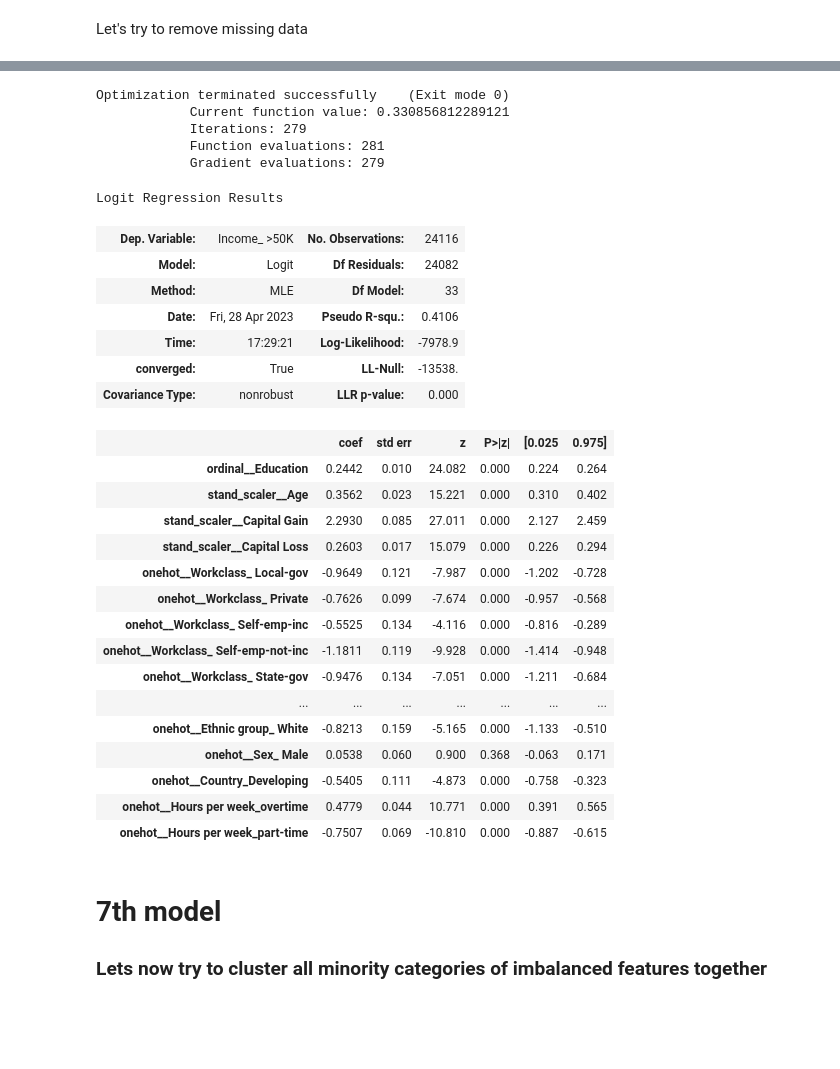
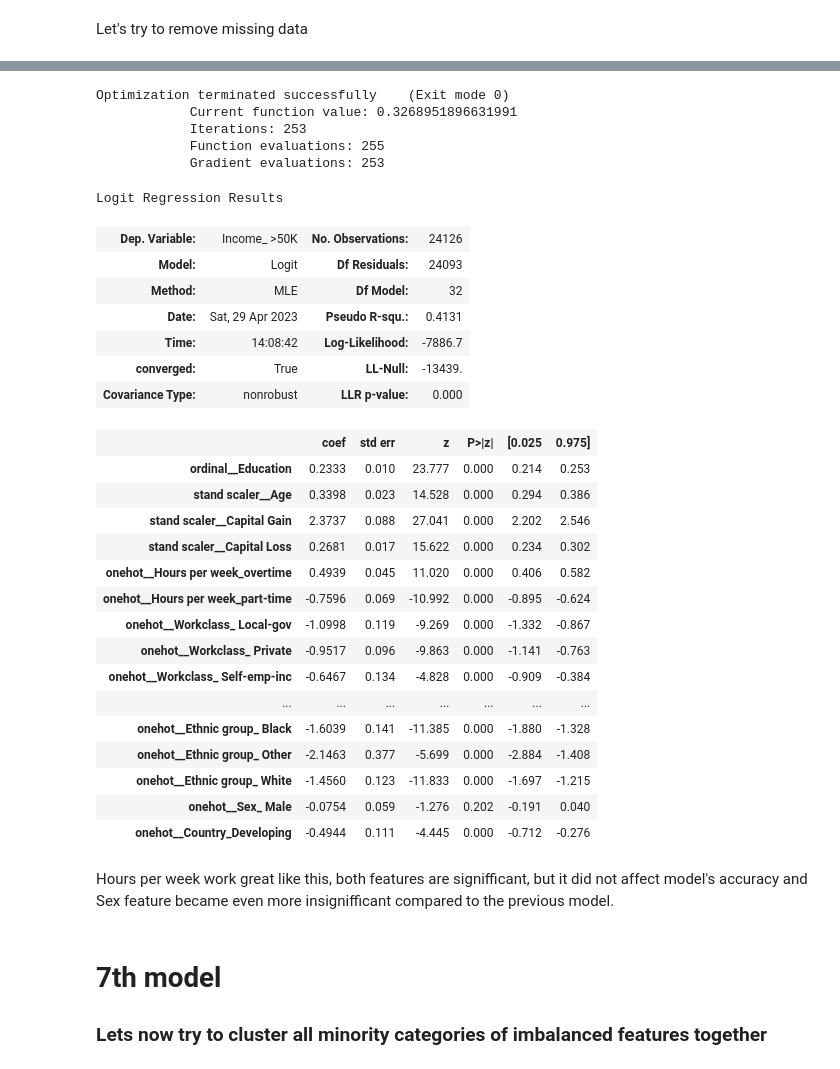
Before and after one commit to nadiia-duiunova/Adults_pet_project, a Jupyter notebook: Logistic regression.ipynb, the cells around one changed output, grey strips where cells are left out. Cells and saved outputs as stored; diff of their text form; code cells hidden in the pictures; blank space fills up the shorter version.

Commit message:
Move feature implementation to common_features.py, update models

```diff
--- a/Logistic regression.ipynb
+++ b/Logistic regression.ipynb
@@ -84,6 +81,0 @@ First, all variables have to be transformed to numerical format to feed them to
-# %%
-X_train = X.copy()
-y_train = y.copy()
-
-data_train = pd.merge(left=y_train, right=X_train, left_index=True, right_index=True)
-data_train.shape
@@ -581,10 +511,10 @@ Not better either.
 # 6th model
 ### Another try is to cluster 'Hours per week' feature to part-time, fulltime and overtime workers with fulltime value for 40 hours
 # %%
-data_new = data_train.copy()
-data_new = data_new.dropna(how='any')
-data_new['Hours per week'] = np.where(data_new['Hours per week'] == 40, 'fulltime',
-                                   (np.where(data_new['Hours per week'] < 40, 'part-time', 'overtime')))
+data_hpw = data_train.copy()
+data_hpw = data_hpw.dropna(how='any')
+data_hpw['Hours per week'] = np.where(data_hpw['Hours per week'] == 40, 'fulltime',
+                                   (np.where(data_hpw['Hours per week'] < 40, 'part-time', 'overtime')))
 
-data_new = cluster_categorical(data_new)
+data_hpw = cluster_categorical(data_hpw)
 # %%
@@ -599,7 +529,8 @@ data_new.head()
 # %%
 numerical_features_list = ['Age', 'Capital Gain', 'Capital Loss']
-categorical_features_list = ['Workclass', 'Marital Status', 'Occupation',
-                             'Relationship', 'Ethnic group', 'Sex', 'Country', 'Hours per week']
+categorical_features_list = ['Hours per week', 'Workclass', 'Marital Status', 'Occupation',
+                             'Relationship', 'Ethnic group', 'Sex', 'Country']
 # %%
-get_LR_performance(data_new, numerical_features_list, categorical_features_list)
+data_hpw_preprocessed = preprocess_data(data_hpw, numerical_features_list, categorical_features_list)
+get_LR_performance(data_hpw_preprocessed)
 # %% [output]
@@ -615,36 +546,38 @@ weighted avg       0.84      0.85      0.84     24116
 # %%
-summary = logit_summary(data_new, numerical_features_list, categorical_features_list)
+summary = logit_summary(data_hpw_preprocessed)
 summary
 # %% [output]
 Optimization terminated successfully    (Exit mode 0)
-            Current function value: 0.330856812289121
-            Iterations: 279
-            Function evaluations: 281
-            Gradient evaluations: 279
+            Current function value: 0.3268951896631991
+            Iterations: 253
+            Function evaluations: 255
+            Gradient evaluations: 253
 Logit Regression Results
-| Dep. Variable: | Income_ >50K | No. Observations: | 24116 |
-| Model: | Logit | Df Residuals: | 24082 |
-| Method: | MLE | Df Model: | 33 |
-| Date: | Fri, 28 Apr 2023 | Pseudo R-squ.: | 0.4106 |
-| Time: | 17:29:21 | Log-Likelihood: | -7978.9 |
-| converged: | True | LL-Null: | -13538. |
+| Dep. Variable: | Income_ >50K | No. Observations: | 24126 |
+| Model: | Logit | Df Residuals: | 24093 |
+| Method: | MLE | Df Model: | 32 |
+| Date: | Sat, 29 Apr 2023 | Pseudo R-squ.: | 0.4131 |
+| Time: | 14:08:42 | Log-Likelihood: | -7886.7 |
+| converged: | True | LL-Null: | -13439. |
 | Covariance Type: | nonrobust | LLR p-value: | 0.000 |
 |  | coef | std err | z | P>|z| | [0.025 | 0.975] |
-| ordinal__Education | 0.2442 | 0.010 | 24.082 | 0.000 | 0.224 | 0.264 |
-| stand_scaler__Age | 0.3562 | 0.023 | 15.221 | 0.000 | 0.310 | 0.402 |
-| stand_scaler__Capital Gain | 2.2930 | 0.085 | 27.011 | 0.000 | 2.127 | 2.459 |
-| stand_scaler__Capital Loss | 0.2603 | 0.017 | 15.079 | 0.000 | 0.226 | 0.294 |
-| onehot__Workclass_ Local-gov | -0.9649 | 0.121 | -7.987 | 0.000 | -1.202 | -0.728 |
-| onehot__Workclass_ Private | -0.7626 | 0.099 | -7.674 | 0.000 | -0.957 | -0.568 |
-| onehot__Workclass_ Self-emp-inc | -0.5525 | 0.134 | -4.116 | 0.000 | -0.816 | -0.289 |
-| onehot__Workclass_ Self-emp-not-inc | -1.1811 | 0.119 | -9.928 | 0.000 | -1.414 | -0.948 |
-| onehot__Workclass_ State-gov | -0.9476 | 0.134 | -7.051 | 0.000 | -1.211 | -0.684 |
+| ordinal__Education | 0.2333 | 0.010 | 23.777 | 0.000 | 0.214 | 0.253 |
+| stand scaler__Age | 0.3398 | 0.023 | 14.528 | 0.000 | 0.294 | 0.386 |
+| stand scaler__Capital Gain | 2.3737 | 0.088 | 27.041 | 0.000 | 2.202 | 2.546 |
+| stand scaler__Capital Loss | 0.2681 | 0.017 | 15.622 | 0.000 | 0.234 | 0.302 |
+| onehot__Hours per week_overtime | 0.4939 | 0.045 | 11.020 | 0.000 | 0.406 | 0.582 |
+| onehot__Hours per week_part-time | -0.7596 | 0.069 | -10.992 | 0.000 | -0.895 | -0.624 |
+| onehot__Workclass_ Local-gov | -1.0998 | 0.119 | -9.269 | 0.000 | -1.332 | -0.867 |
+| onehot__Workclass_ Private | -0.9517 | 0.096 | -9.863 | 0.000 | -1.141 | -0.763 |
+| onehot__Workclass_ Self-emp-inc | -0.6467 | 0.134 | -4.828 | 0.000 | -0.909 | -0.384 |
 | ... | ... | ... | ... | ... | ... | ... |
-| onehot__Ethnic group_ White | -0.8213 | 0.159 | -5.165 | 0.000 | -1.133 | -0.510 |
-| onehot__Sex_ Male | 0.0538 | 0.060 | 0.900 | 0.368 | -0.063 | 0.171 |
-| onehot__Country_Developing | -0.5405 | 0.111 | -4.873 | 0.000 | -0.758 | -0.323 |
-| onehot__Hours per week_overtime | 0.4779 | 0.044 | 10.771 | 0.000 | 0.391 | 0.565 |
-| onehot__Hours per week_part-time | -0.7507 | 0.069 | -10.810 | 0.000 | -0.887 | -0.615 |
+| onehot__Ethnic group_ Black | -1.6039 | 0.141 | -11.385 | 0.000 | -1.880 | -1.328 |
+| onehot__Ethnic group_ Other | -2.1463 | 0.377 | -5.699 | 0.000 | -2.884 | -1.408 |
+| onehot__Ethnic group_ White | -1.4560 | 0.123 | -11.833 | 0.000 | -1.697 | -1.215 |
+| onehot__Sex_ Male | -0.0754 | 0.059 | -1.276 | 0.202 | -0.191 | 0.040 |
+| onehot__Country_Developing | -0.4944 | 0.111 | -4.445 | 0.000 | -0.712 | -0.276 |
+# %% [markdown]
+Hours per week work great like this, both features are signifficant, but it did not affect model's accuracy and Sex feature became even more insignifficant compared to the previous model.
 # %% [markdown]
 # 7th model
 ### Lets now try to cluster all minority categories of imbalanced features together
```
Also changed, not shown: parts of 47 cells of this notebook.
